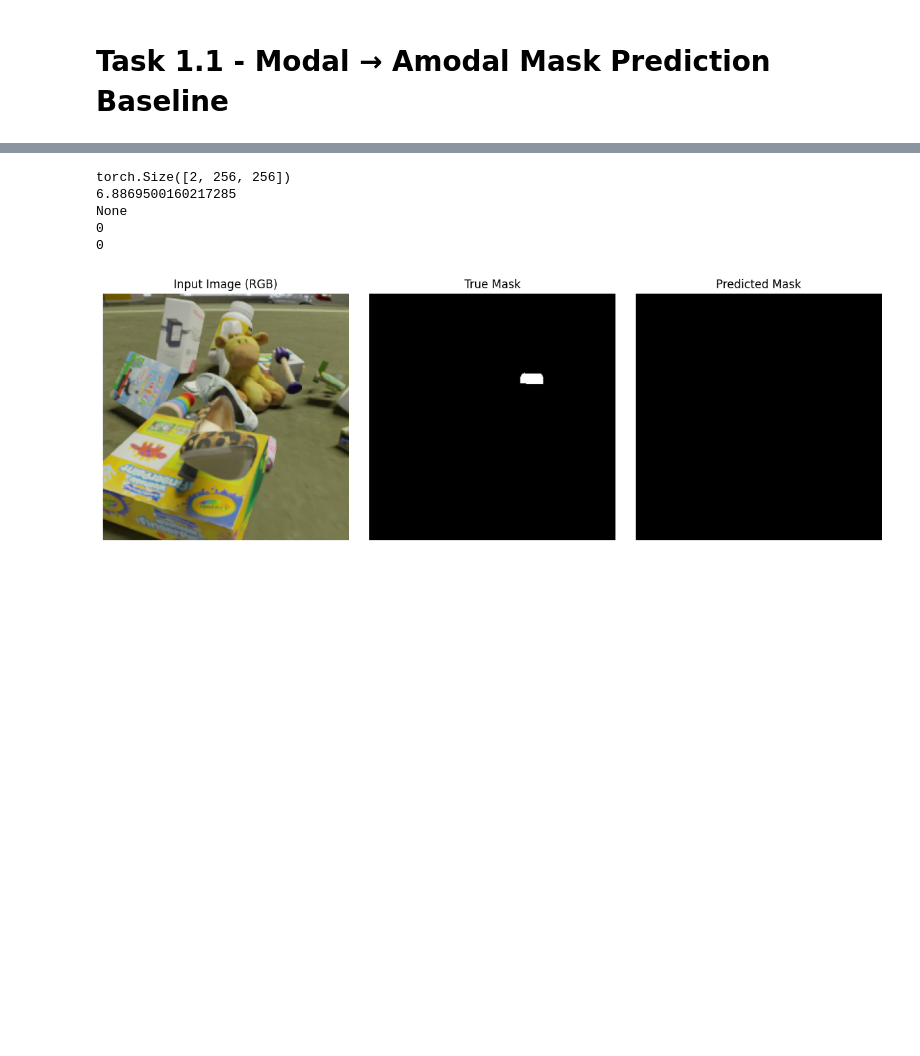
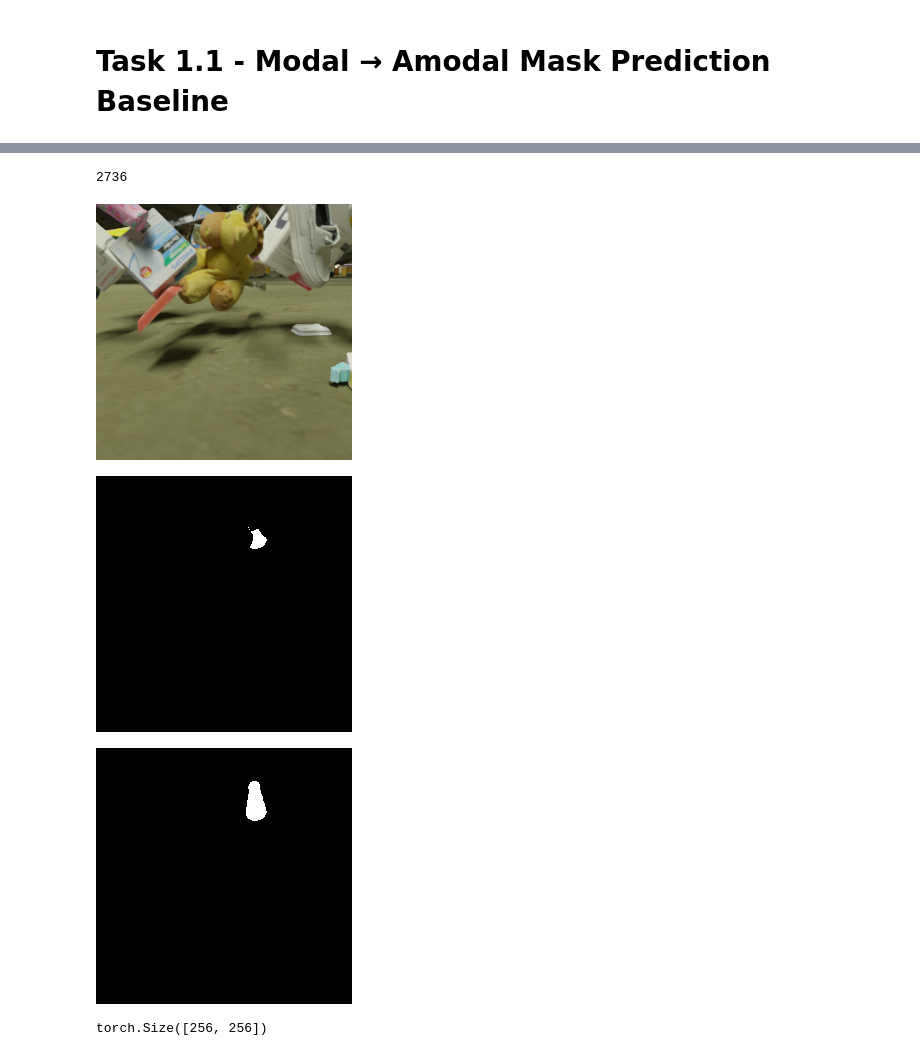
Before and after one commit to Gandledore/LLNL-DSC2025-FrameShift, a Jupyter notebook: Task_1_1_Modal_to_Amodal_Baseline.ipynb, the cells around one changed output, grey strips where cells are left out. Saved outputs shown, nothing was run; the diff lists cells and outputs as text; code cells hidden in the pictures; blank space fills up the shorter version.

Commit message:
include frames, fix iou

```diff
--- a/Task_1_1_Modal_to_Amodal_Baseline.ipynb
+++ b/Task_1_1_Modal_to_Amodal_Baseline.ipynb
@@ -20,6 +36,7 @@ from pprint import pprint
 class RGBAtoSegmentationDataset(Dataset):
     def __init__(self, root_path):
         self.obj_paths = [f for f in root_path.rglob("obj_*")]
+        self.frames = 24
 
         assert len(self.obj_paths) > 0, "No matched obj paths found."
 
@@ -30,14 +47,15 @@ class RGBAtoSegmentationDataset(Dataset):
         self.transform_mask = transforms.Resize((256, 256))
 
     def __len__(self):
-        return len(self.obj_paths)
+        return len(self.obj_paths)*self.frames
 
     def __getitem__(self, idx):
-        obj = self.obj_paths[idx]
-        #using frame 12 arbitrarily
-        rgb_path = obj.parent / "rgba_00012.png"            #rgb image, full scene
-        obj_amod_seg_path = obj / "segmentation_00012.png"  #ground truth
-        seg_path = obj.parent / "segmentation_00012.png"    #panoptic segmentation (all objects)
+        obj = self.obj_paths[idx//self.frames]
+        frame = idx % self.frames
+
+        rgb_path = obj.parent / f"rgba_{frame:05d}.png"            #rgb image, full scene
+        obj_amod_seg_path = obj / f"segmentation_{frame:05d}.png"  #ground truth
+        seg_path = obj.parent / f"segmentation_{frame:05d}.png"    #panoptic segmentation (all objects)
 
         rgba = Image.open(rgb_path).convert("RGB")
         amod = Image.open(obj_amod_seg_path).convert("L")
@@ -71 +79,18 @@ display(to_pil(dataset[n][1].float()))      # Label or mask
+# %%
+root_path = Path(fr"/content/ff5da6d6ecae486bb294aeaf5ee8f8a1")
+dataset = RGBAtoSegmentationDataset(root_path)
+from torchvision.transforms import ToPILImage
+to_pil = ToPILImage()
+print(len(dataset))
+n=722
+display(to_pil(dataset[n][0][:3]))  # RGB image
+display(to_pil(dataset[n][0][3]))   # Single channel image
+display(to_pil(dataset[n][1].float()))      # Label or mask
+dataset[n][1].shape
+# %% [output]
+2736
+[figure, added]
+[figure, added]
+[figure, added]
+torch.Size([256, 256])
 # %%
@@ -178,10 +231 @@ def visualize_prediction(model, dataset, device, idx=0):
-# %%
-visualize_prediction(model, test_set, device, idx=0)
-# %% [output]
-torch.Size([2, 256, 256])
-6.8869500160217285
-None
-0
-0
-[figure, old version]
 # %%
```
Also changed, not shown: parts of 7 cells of this notebook.
